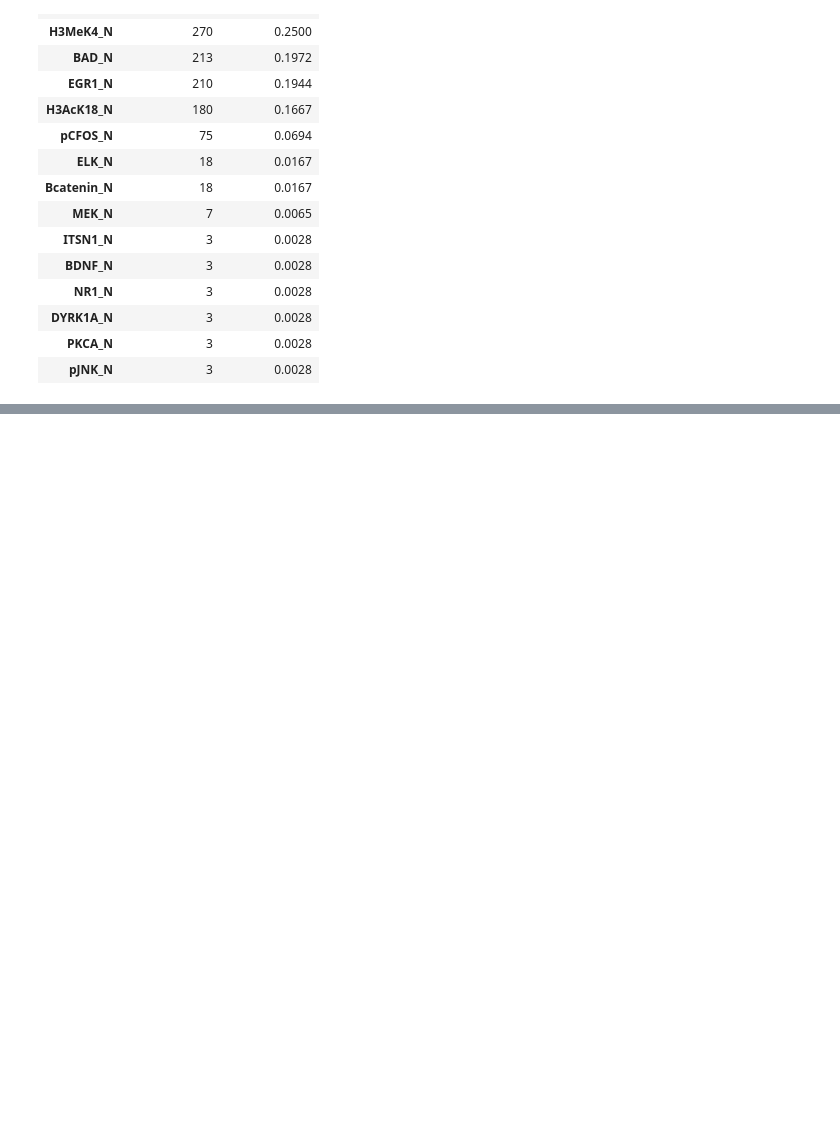
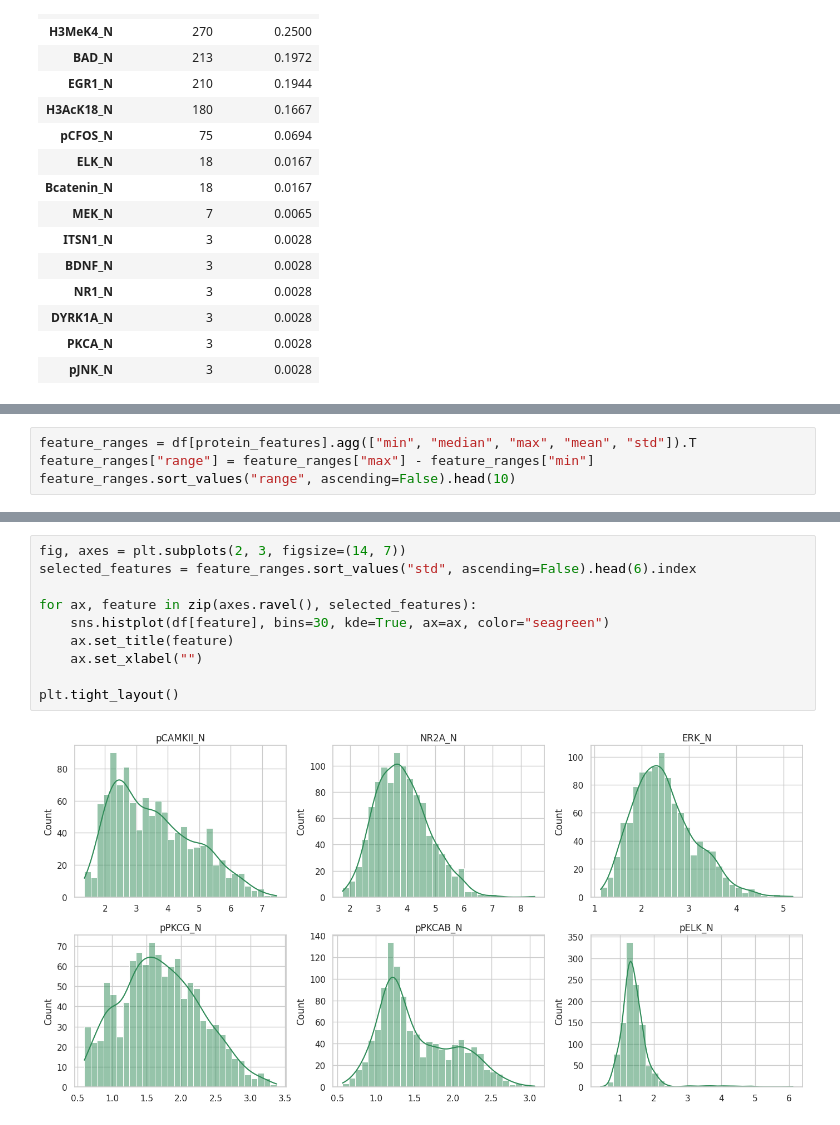
Before and after one commit to homka122/HomkaML, a Jupyter notebook: 1HW/hw1_mice_protein_clustering.ipynb, the cells around one changed output, grey strips where cells are left out. Cells and saved outputs as stored; diff of their text form; blank space fills up the shorter version.

```diff
--- a/1HW/hw1_mice_protein_clustering.ipynb
+++ b/1HW/hw1_mice_protein_clustering.ipynb
@@ -133,0 +280,4 @@ missing_summary.query("missing_count > 0").head(15)
+# %%
+feature_ranges = df[protein_features].agg(["min", "median", "max", "mean", "std"]).T
+feature_ranges["range"] = feature_ranges["max"] - feature_ranges["min"]
+feature_ranges.sort_values("range", ascending=False).head(10)
@@ -133,0 +296,12 @@ missing_summary.query("missing_count > 0").head(15)
+# %%
+fig, axes = plt.subplots(2, 3, figsize=(14, 7))
+selected_features = feature_ranges.sort_values("std", ascending=False).head(6).index
+
+for ax, feature in zip(axes.ravel(), selected_features):
+    sns.histplot(df[feature], bins=30, kde=True, ax=ax, color="seagreen")
+    ax.set_title(feature)
+    ax.set_xlabel("")
+
+plt.tight_layout()
+# %% [output]
+[figure, added]
```
Also changed, not shown: parts of 21 cells of this notebook, 1 other file.
